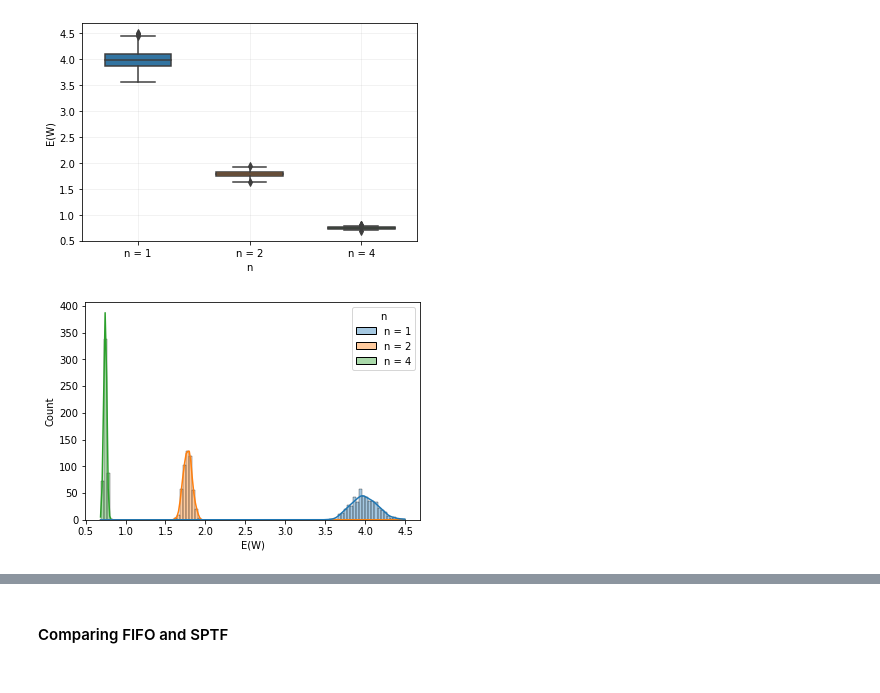
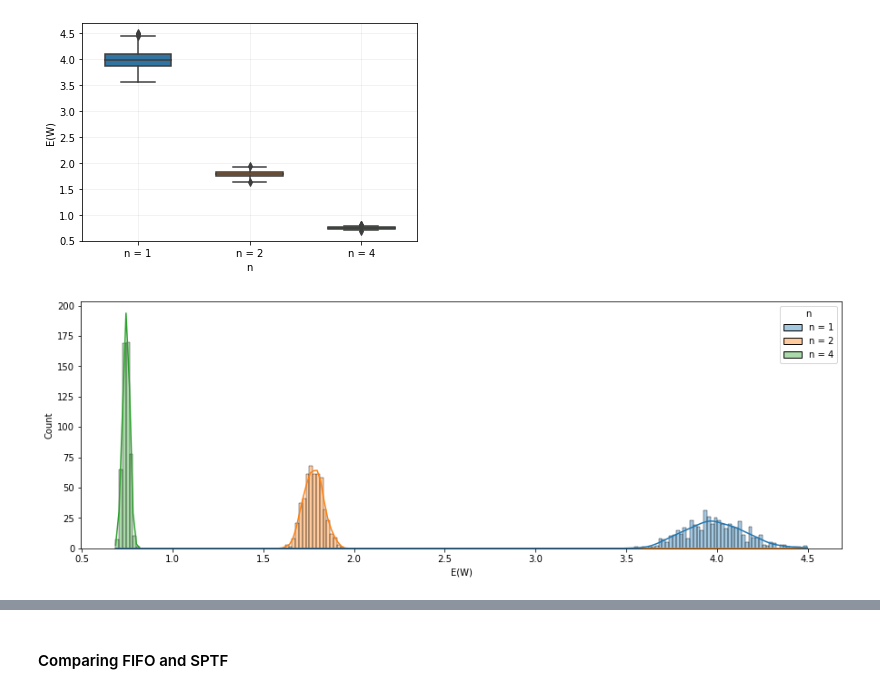
Before and after one commit to Maloup/Stochastic_assignment_2, a Jupyter notebook: Result_visualization.ipynb, the cells around one changed output, grey strips where cells are left out. Drawn from its saved outputs; the diff is of its cells as text; code cells hidden in the pictures.

```diff
--- a/Result_visualization.ipynb
+++ b/Result_visualization.ipynb
@@ -195,8 +235,9 @@ plt.show()
 # %% [output]
 [figure]
 # %%
-sns.histplot(data = df, hue="n", x="E(W)", alpha=0.4, kde = True, bins = 100)
+plt.figure(figsize = (15,5))
+sns.histplot(data = df, hue="n", x="E(W)", alpha=0.4, kde = True, bins = 200)
 #plt.xscale("log")
 plt.show()
 # %% [output]
-[figure, old version]
+[figure, new version]
```
Also changed, not shown: parts of 8 cells of this notebook, 6 other files.
